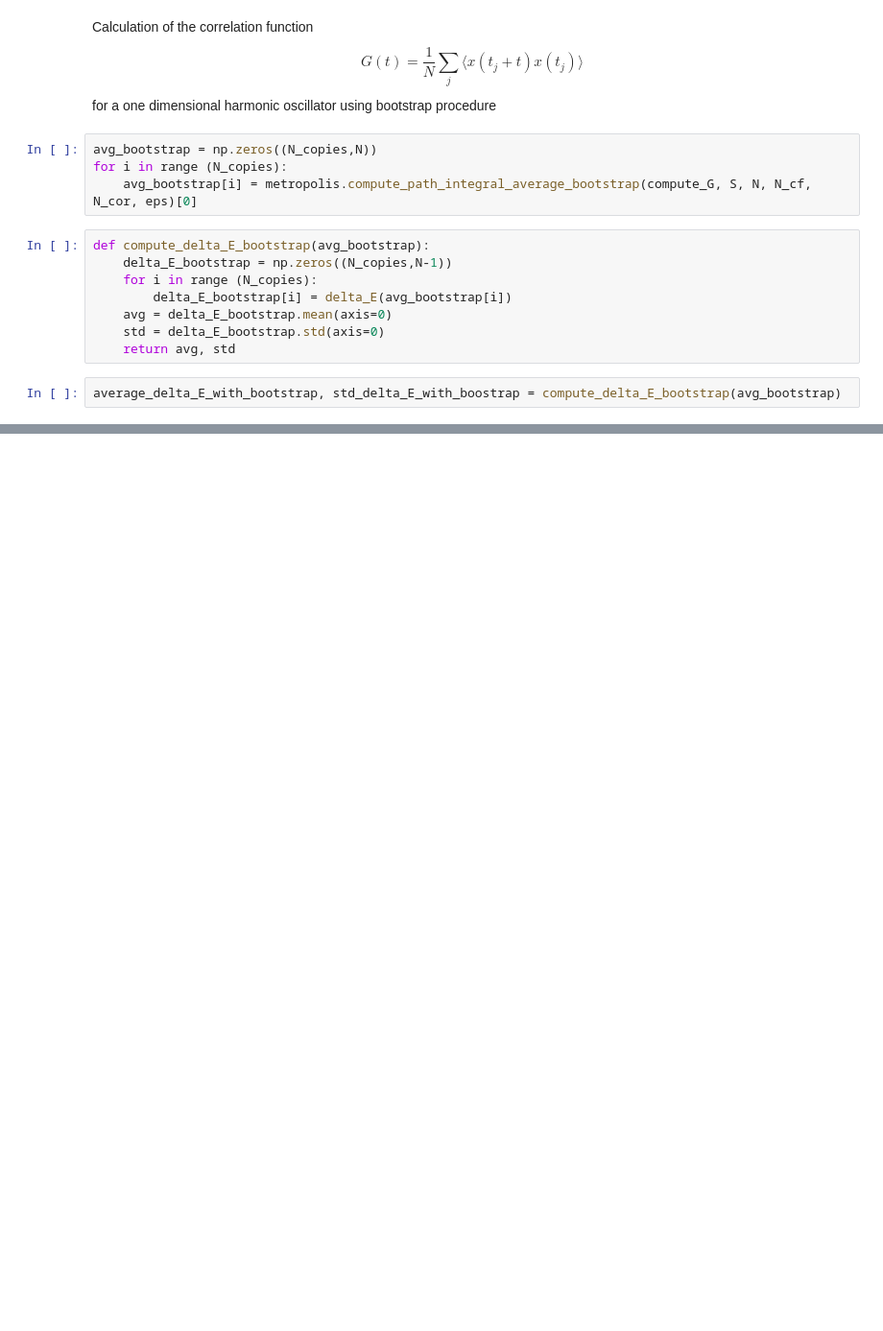
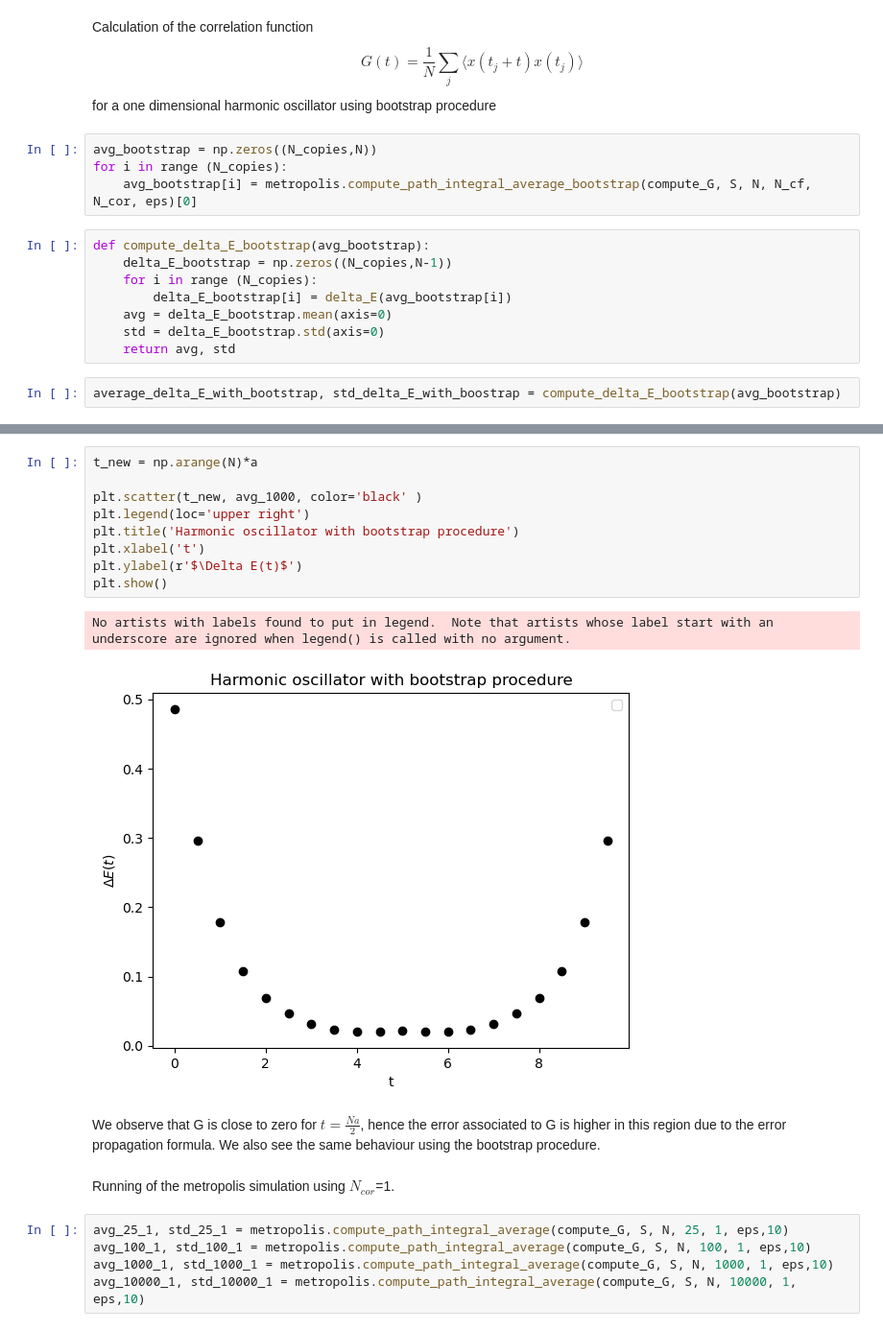
Before and after one commit to lusvelt/path-integral-monte-carlo, a Jupyter notebook: src/metropolis-harmonic-oscillator.ipynb, the cells around one changed output, grey strips where cells are left out. Shown: that part at 96% size. Saved outputs shown, nothing was run; the diff lists cells and outputs as text; blank space fills up the shorter version.

```diff
--- a/src/metropolis-harmonic-oscillator.ipynb
+++ b/src/metropolis-harmonic-oscillator.ipynb
@@ -157,0 +155,22 @@ plt.show()
+# %%
+t_new = np.arange(N)*a
+
+plt.scatter(t_new, avg_1000, color='black' )
+plt.legend(loc='upper right')
+plt.title('Harmonic oscillator with bootstrap procedure')
+plt.xlabel('t')
+plt.ylabel(r'$\Delta E(t)$')
+plt.show()
+# %% [output]
+No artists with labels found to put in legend.  Note that artists whose label start with an underscore are ignored when legend() is called with no argument.
+[figure, added]
+# %% [markdown]
+We observe that G is close to zero for $t = \frac{Na}{2} $, hence the error associated to G is higher in this region due to the error propagation formula.
+We also see the same behaviour using the bootstrap procedure.
+# %% [markdown]
+Running of the metropolis simulation using $N_{cor}$=1.
+# %%
+avg_25_1, std_25_1 = metropolis.compute_path_integral_average(compute_G, S, N, 25, 1, eps,10)
+avg_100_1, std_100_1 = metropolis.compute_path_integral_average(compute_G, S, N, 100, 1, eps,10)
+avg_1000_1, std_1000_1 = metropolis.compute_path_integral_average(compute_G, S, N, 1000, 1, eps,10)
+avg_10000_1, std_10000_1 = metropolis.compute_path_integral_average(compute_G, S, N, 10000, 1, eps,10)
```
Also changed, not shown: parts of 8 cells of this notebook, 1 other file.
